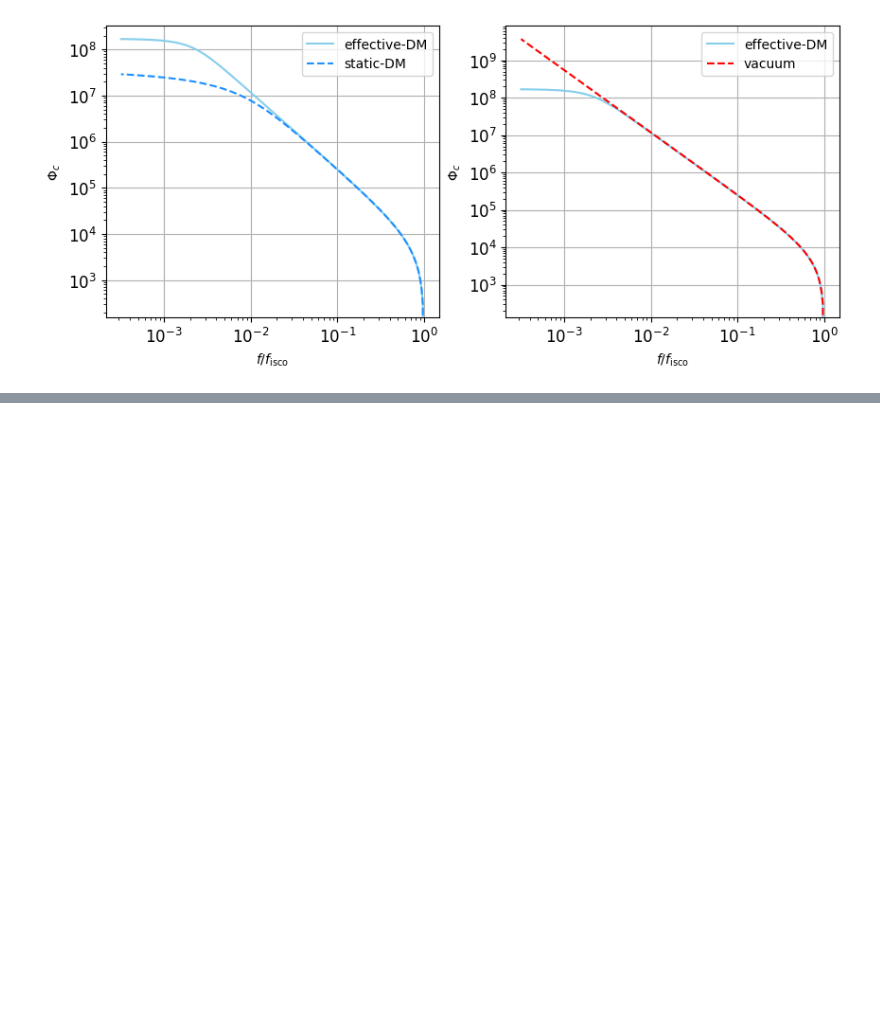
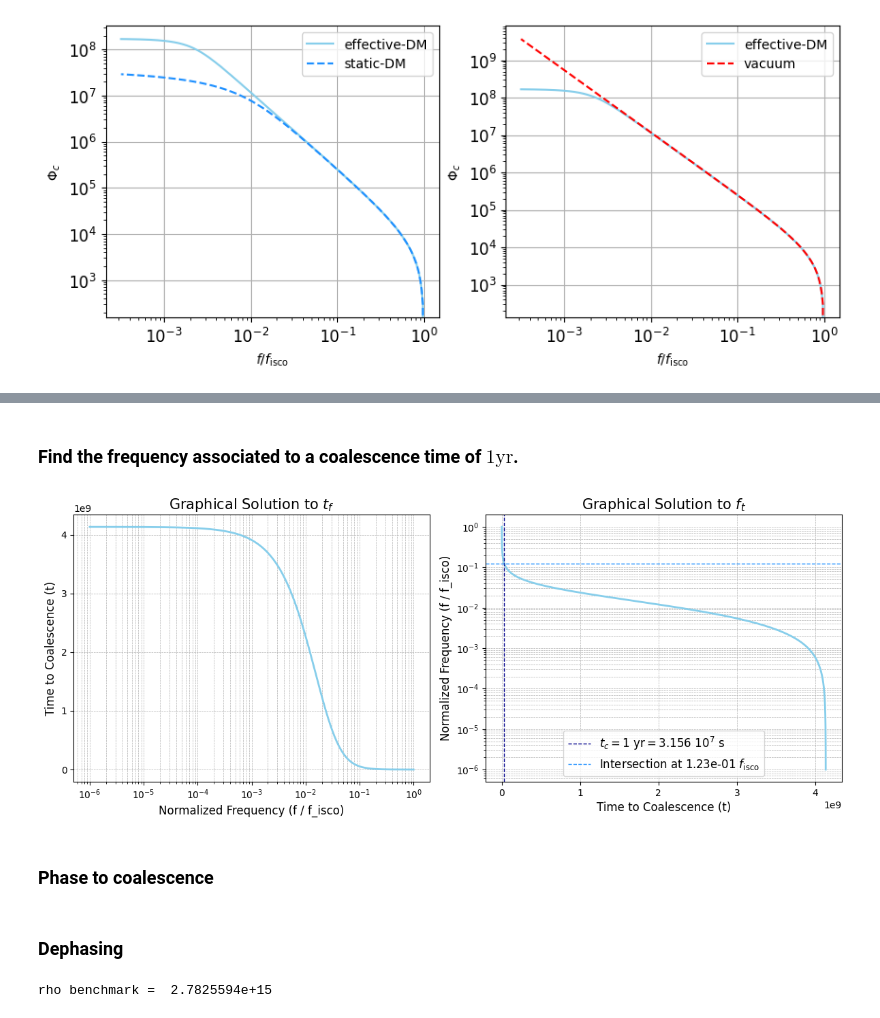
Before and after one commit to nicolegrillo/BinaryEvolution, a Jupyter notebook: Phase_extraction-MAIN.ipynb, the cells around one changed output, grey strips where cells are left out. Drawn from its saved outputs; the diff is of its cells as text; code cells hidden in the pictures; blank space fills up the shorter version.

```diff
--- a/Phase_extraction-MAIN.ipynb
+++ b/Phase_extraction-MAIN.ipynb
@@ -532,7 +532,7 @@ model_check_1 = Phase_Evaluation_check(
 ### Phase to coalescence
 # %%
 def binary_separation(f, m1):
-    '''Finds the binary frequency assuming circular orbits, at fixed radius r.'''
+    '''Finds the binary separation assuming circular orbits, at fixed frequency f.'''
     return (G * m1 / (f**2 * np.pi**2))**(1/3)
 # %%
 # Build grid of vals
@@ -1155,0 +1168,2 @@ ax[1].legend();
+# %% [markdown]
+### Find the frequency associated to a coalescence time of $1 \mathrm{yr}$.
@@ -1155,0 +1175,43 @@ ax[1].legend();
+# %%
+# Find coalescence time by integration
+
+def time_to_coal(phase_model, r, freqs):
+
+    '''Finds the coalescence time (assuming all the environments) integrating over the frequency domain.'''
+
+    to_integrate = (phase_model.df_dt_all_s(r))**-1
+    t_coal_f = []
+
+    for f_low in freqs:
+        f_range = freqs[freqs >= f_low]
+        t_coal_f.append(np.trapz(to_integrate[:len(f_range)], x=f_range))
+
+    return np.array(t_coal_f)
+# %%
+time_to_coal_data = -time_to_coal(reference_model_1, r_grid_LARGE, freqs_LARGE)
+f_1yr = np.interp(3.156e7, time_to_coal_data, freqs_LARGE) / f_isco
+# %%
+fig, ax = plt.subplots(1, 2, figsize=(12, 5))
+
+ax[1].semilogy(time_to_coal_data, freqs_LARGE / f_isco, c='skyblue', linewidth=2)
+ax[1].set_xlabel('Time to Coalescence (t)', fontsize=12)
+ax[1].set_ylabel('Normalized Frequency (f / f_isco)', fontsize=12)
+
+ax[0].semilogx(freqs_LARGE / f_isco, time_to_coal_data, c='skyblue', linewidth=2)
+ax[0].set_ylabel('Time to Coalescence (t)', fontsize=12)
+ax[0].set_xlabel('Normalized Frequency (f / f_isco)', fontsize=12)
+ax[0].grid(True, which="both", linestyle='--', linewidth=0.5)
+
+ax[1].axvline(3.156e7, c='darkblue', linestyle='--', label=f'$t_c = 1 \ \mathrm{{yr}} = 3.156 \ 10^7 \ \mathrm{{s}}$', linewidth=1)
+ax[1].axhline(f_1yr, c='dodgerblue', linestyle='--', label=f'Intersection at {f_1yr:.2e} $f_{{\mathrm{{isco}}}}$', linewidth=1)
+ax[1].grid(True, which="both", linestyle='--', linewidth=0.5)
+
+ax[1].set_title('Graphical Solution to $f_t$', fontsize=15)
+ax[0].set_title('Graphical Solution to $t_f$', fontsize=15)
+
+plt.legend(fontsize='large')
+
+plt.tight_layout()
+plt.show()
+# %% [output]
+[figure, added]
@@ -1155,0 +1239,2 @@ ax[1].legend();
+# %% [markdown]
+### Phase to coalescence
@@ -1155,0 +1250,2 @@ ax[1].legend();
+# %% [markdown]
+### Dephasing
@@ -1155,0 +1299,5 @@ ax[1].legend();
+# %%
+rho_optimal, i_min = find_dm_benchmark_2(Nc_dm_s_bench, Nc_acc_bench, rho_s_i_LARGE, f_1yr)
+print('rho benchmark = ', f'{rho_optimal:.7e}')
+# %% [output]
+rho benchmark =  2.7825594e+15
```
Also changed, not shown: parts of 12 cells of this notebook.
